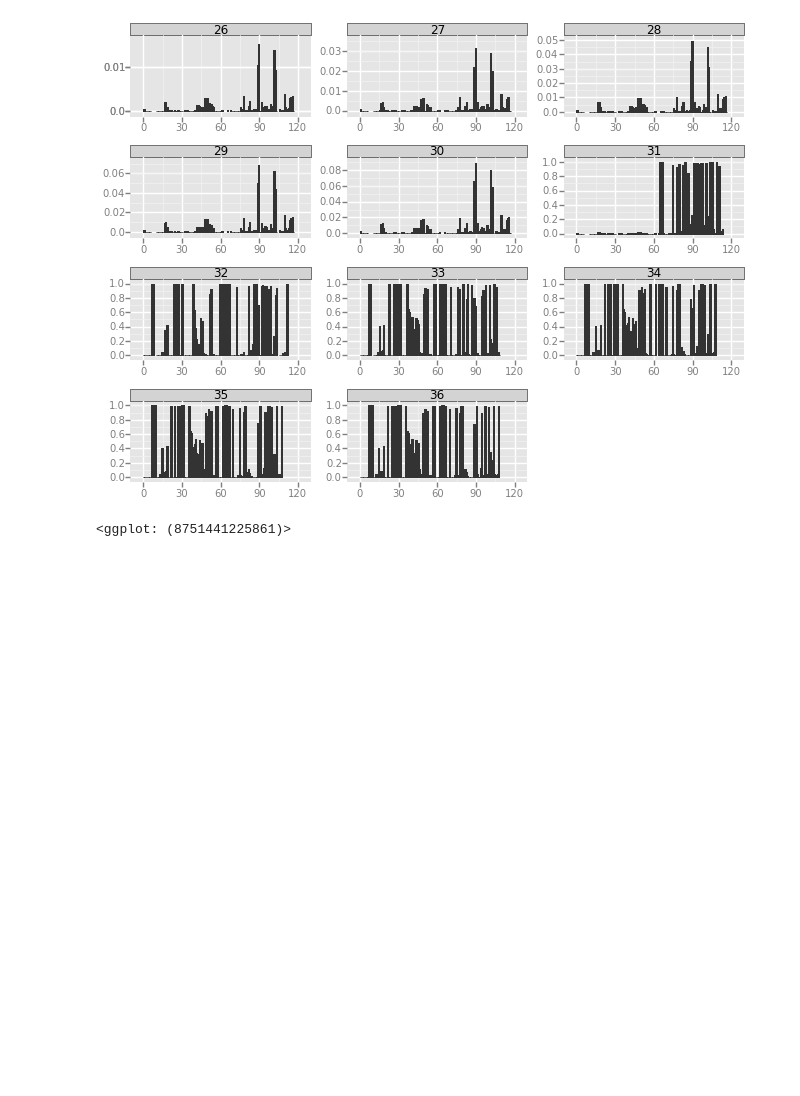
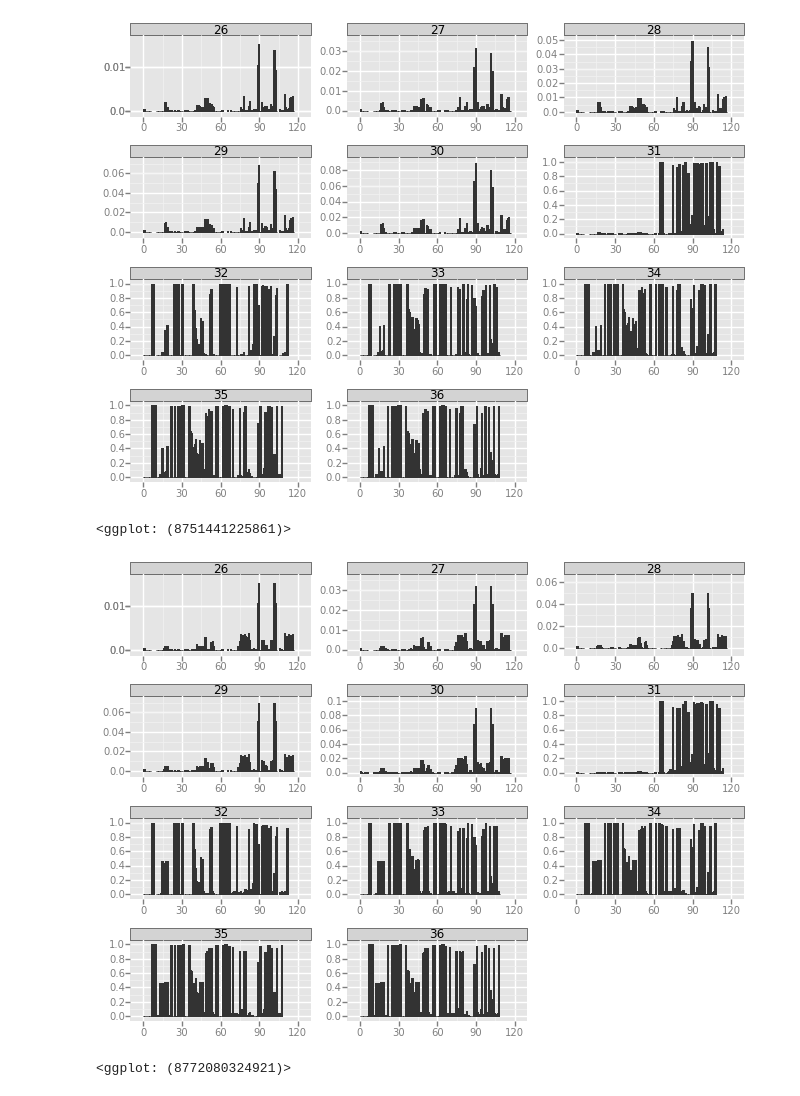
Before and after one commit to NudlerLab/biodata, a Jupyter notebook: sessions/ROSE-analysis.ipynb, the cells around one changed output. Cells and saved outputs as stored; diff of their text form; code cells hidden in the pictures; blank space fills up the shorter version.

Commit message:
Plotting session + porting UTR_heatmap to python 3.

```diff
--- a/sessions/ROSE-analysis.ipynb
+++ b/sessions/ROSE-analysis.ipynb
@@ -168,0 +203,4 @@ Index([u'pos', u'Diff', u'Temp'], dtype='object')
+# %%
+df_max = trange_df('../data/ROSE1', prob_func=compute_prob_vector_max,
+                   trange=range(25,37))
+df_max
@@ -256,3 +313,11 @@ print g
 # %% [output]
 [figure]
 <ggplot: (8751441225861)>
+# %%
+g = ggplot(df_max, aes(xmin='pos-1',xmax='pos', ymin=0, ymax='Diff')) \
+    + geom_rect() \
+    + facet_wrap('Temp')
+print g
+# %% [output]
+[figure, added]
+<ggplot: (8772080324921)>
```
Also changed, not shown: parts of 6 cells of this notebook, 2 other files.
